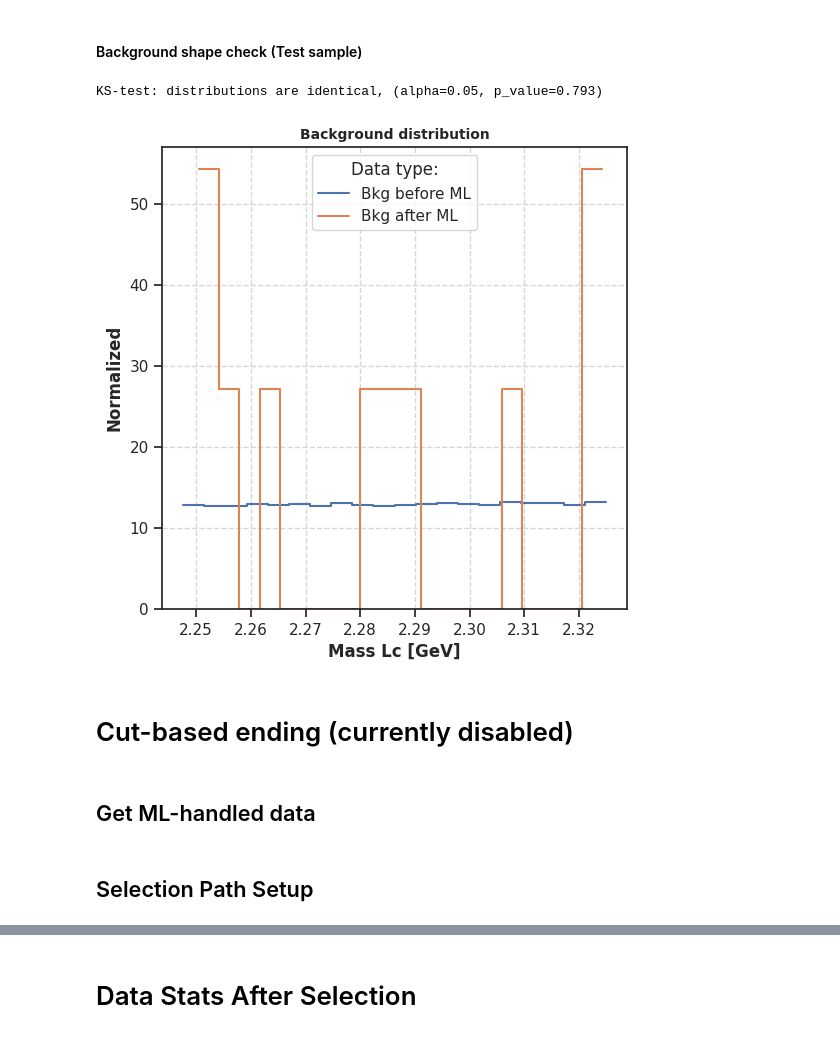
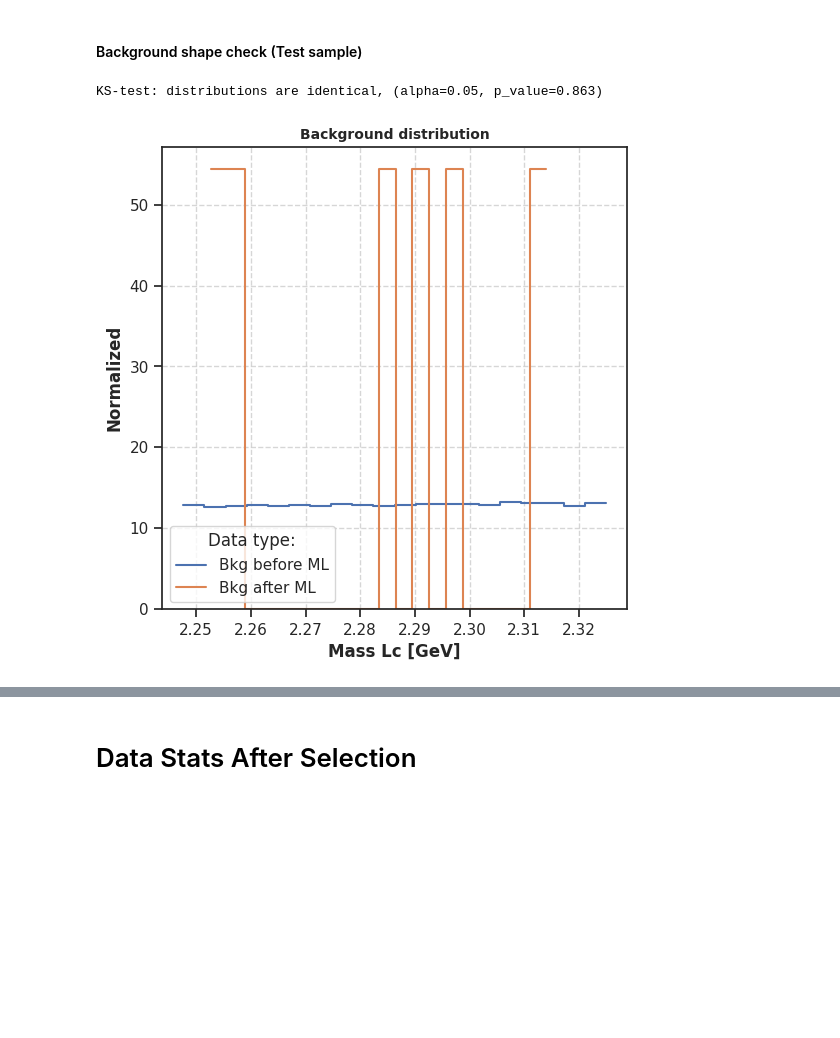
Before and after one commit to ArtSmirnovCH/SPD-Lc-pKpi-27, a Jupyter notebook: analysis_notebooks/ML_analysis/classifiers/XGBoost_classifier.ipynb, the cells around one changed output, grey strips where cells are left out. Cells and saved outputs as stored; diff of their text form; code cells hidden in the pictures; blank space fills up the shorter version.

```diff
--- a/analysis_notebooks/ML_analysis/classifiers/XGBoost_classifier.ipynb
+++ b/analysis_notebooks/ML_analysis/classifiers/XGBoost_classifier.ipynb
@@ -1059,7 +959,7 @@ plt.show()
 # %% [markdown]
 #### Set Threshold
 # %%
-optimal_threshold = 0.9936
+optimal_threshold = 0.9965
 
 signal_counts_after = ((y_val) & (y_pred_proba_val >= optimal_threshold)).sum()
 background_counts_after = ((~y_val.astype(bool)) & (y_pred_proba_val >= optimal_threshold)).sum()
@@ -1088,11 +988,6 @@ bkg_after_Ml = df.loc[(df.y_pred_proba >= threshold) & (df.y_true == 0), 'mass_L
 
 # kolmogorov-Smirnov test
 ks_stat, p_value = stats.ks_2samp(bkg_before_ML, bkg_after_Ml, alternative='two-sided')
-
-try:
-    experiment.log_metric(name='KS-test p-value', value=p_value)
-except NameError:
-    pass
 
 if p_value >= alpha:
     print(f'KS-test: distributions are identical, ({alpha=}, {p_value=:0.3f})')
@@ -1107,44 +1002,32 @@ sns.histplot(
     label='Bkg before ML',
     element='step',
     fill=False,
     stat='density',
     bins=20,
     # alpha=0.8,
     ax=ax
 )
 
 sns.histplot(
     data=bkg_after_Ml,
     label='Bkg after ML',
     element='step',
     fill=False,
     stat='density',
     bins=20,
     # alpha=0.8,
     ax=ax
 )
 
 plt.legend(title="Data type:", loc= "best")
 
 ax.set_title('Background distribution', fontsize=10, fontweight='bold')
 ax.set_xlabel('Mass Lc [GeV]', fontweight='bold')
 ax.set_ylabel('Normalized', fontweight='bold')
 ax.grid(True, alpha=0.8, linestyle='--')
 
-try:
-    experiment.log_figure(
-        figure_name=f"Bkg distr ML",
-        figure=plt.gcf()
-    )
-except NameError:
-    pass
-
 fig.savefig('/home/ome123/Рабочий стол/SPD/SPD_Lc_pKpi_27/plots/bkg_shape_09936.pdf', bbox_inches='tight')
 plt.show()
 # %% [output]
-KS-test: distributions are identical, (alpha=0.05, p_value=0.793)
+KS-test: distributions are identical, (alpha=0.05, p_value=0.863)
-[figure, old version]
+[figure, new version]
-# %% [markdown]
-# Cut-based ending (currently disabled)
-# %% [markdown]
-## Get ML-handled data
@@ -1161,2 +1033,0 @@ df = df[df['pred_tag'] == 1]
-# %% [markdown]
-## Selection Path Setup
```
Also changed, not shown: parts of 32 cells of this notebook, 35 other files.
